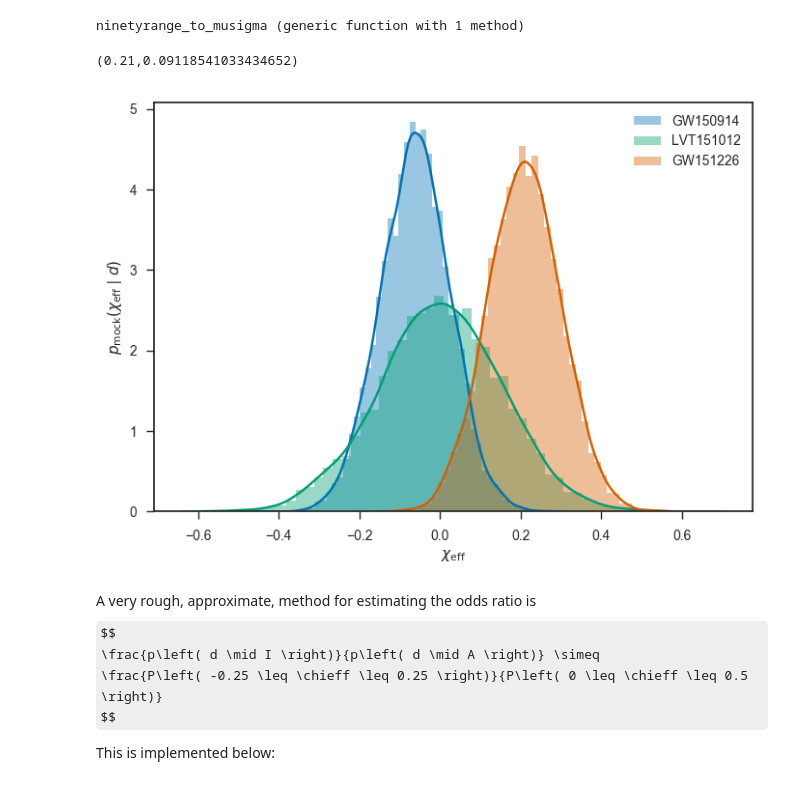
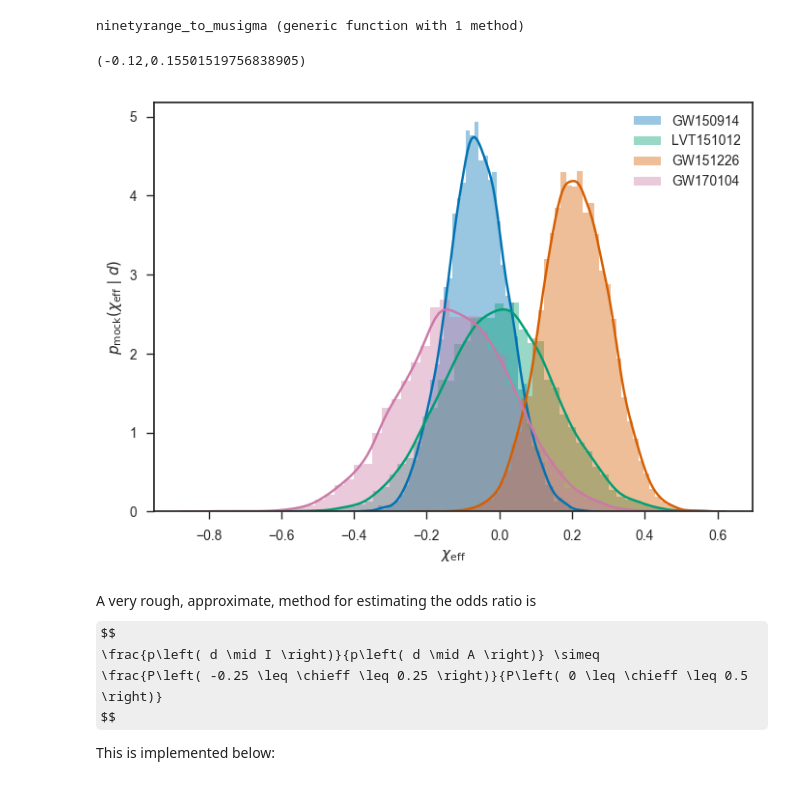
Before and after one commit to farr/AlignedVersusIsoSpin, a Jupyter notebook: notebooks/AlignedVersusIsoPhenom.ipynb, the cells around one changed output. Saved outputs shown, nothing was run; the diff lists cells and outputs as text; code cells hidden in the pictures; some formulas as TeX source.

```diff
--- a/notebooks/AlignedVersusIsoPhenom.ipynb
+++ b/notebooks/AlignedVersusIsoPhenom.ipynb
@@ -244,20 +247,21 @@ ninetyrange_to_musigma (generic function with 1 method)
 muGW150914, sigmaGW150914 = ninetyrange_to_musigma(-0.06, 0.14, 0.14)
 muLVT151012, sigmaLVT151012 = ninetyrange_to_musigma(0.0, 0.3, 0.2)
 muGW151226, sigmaGW151226 = ninetyrange_to_musigma(0.21, 0.2, 0.1)
+muGW170104, sigmaGW170104 = ninetyrange_to_musigma(-0.12, 0.21, 0.30)
 # %% [output]
-(0.21,0.09118541033434652)
+(-0.12,0.15501519756838905)
 # %%
-mocksamples = [mu + sigma*randn(10000) for (mu, sigma) in zip([muGW150914, muLVT151012, muGW151226], [sigmaGW150914, sigmaLVT151012, sigmaGW151226])]
-evtnames = ["GW150914", "LVT151012", "GW151226"]
+mocksamples = [mu + sigma*randn(10000) for (mu, sigma) in zip([muGW150914, muLVT151012, muGW151226, muGW170104], [sigmaGW150914, sigmaLVT151012, sigmaGW151226, sigmaGW170104])]
+evtnames = ["GW150914", "LVT151012", "GW151226", "GW170104"]
 for (s,n) in zip(mocksamples, evtnames)
     sns.distplot(s, label=n)
 end
 legend(loc="best")
 xlabel(L"$\chi_\mathrm{eff}$")
 ylabel(L"$p_\mathrm{mock}\left( \chi_\mathrm{eff} \mid d \right)$")
 savefig("../plots/chi-eff-mock-posteriors.pdf")
 # %% [output]
-[figure, old version]
+[figure, new version]
 # %% [markdown]
 A very rough, approximate, method for estimating the odds ratio is
 $$
```
Also changed, not shown: parts of 2 cells of this notebook, 3 other files.
